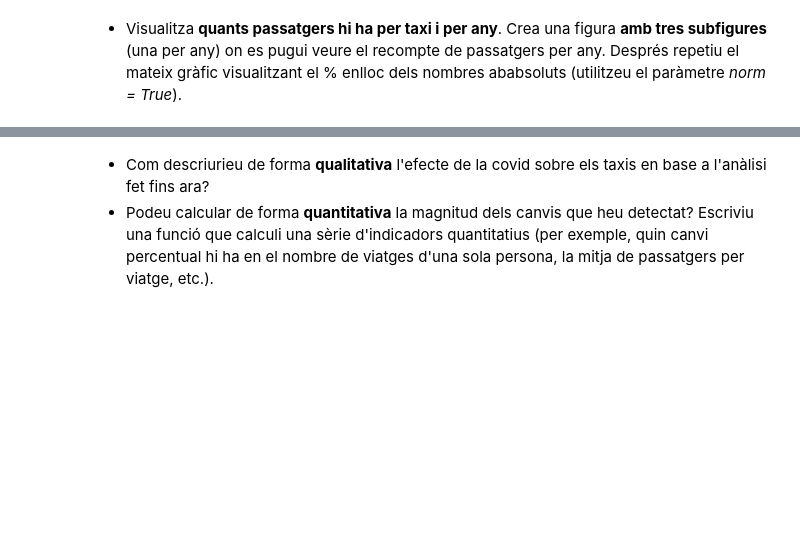
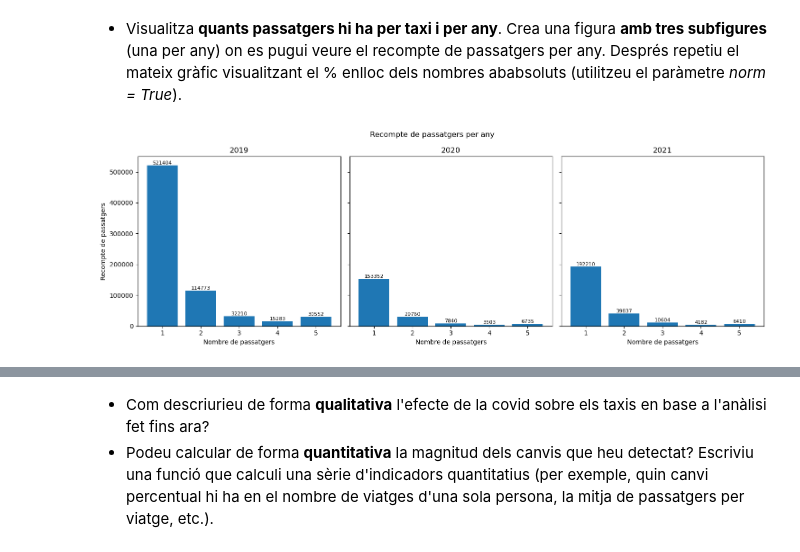
Before and after one commit to MingosGit/UB, a Jupyter notebook: Tercero/Primer Semestre/TNUI/Pt1/Pt_1.ipynb, the cells around one changed output, grey strips where cells are left out. Cells and saved outputs as stored; diff of their text form; code cells hidden in the pictures; blank space fills up the shorter version.

```diff
--- a/Tercero/Primer Semestre/TNUI/Pt1/Pt_1.ipynb
+++ b/Tercero/Primer Semestre/TNUI/Pt1/Pt_1.ipynb
@@ -328,15 +730,36 @@ bar_plot(df,
 # %%
 def passengers_taxi_year(df, ylim, xlabel, ylabel, title, norm = False):
     """
     Funció que visualitza quants passatgers hi ha per taxi i per any
     """
 
-    # AQUÍ EL TEU CODI
+    fig, axes = plt.subplots(1, 3, figsize=(15, 5), sharey=True)
+
+    for i, y in enumerate(YEARS):
+        df_year = df[df["year"] == y]
+        counts = df_year["passenger_count"].value_counts(normalize=norm).sort_index()
+
+        axes[i].bar(counts.index, counts.values)
+        axes[i].set_title(f"{y}")
+        axes[i].set_xlabel(xlabel)
+        axes[i].set_ylim(ylim)
+        if i == 0:
+            axes[i].set_ylabel(ylabel)
+
+        for j, v in enumerate(counts.values):
+            axes[i].text(counts.index[j], v, str(int(v)) if not norm else f"{v:.2f}",
+                         ha='center', va='bottom', fontsize=8)
+
+    fig.suptitle(title)
+    plt.tight_layout()
+    plt.show()
 
 passengers_taxi_year(df,
-                     (0, 60000),
+                     (0, 550000),    # Modificado porque sino no se veia bien
                      'Nombre de passatgers',
                      'Recompte de passatgers',
                      'Recompte de passatgers per any')
+# %% [output]
+[figure, added]
 # %%
 # AQUÍ EL TEU CODI
```
Also changed, not shown: parts of 23 cells of this notebook, 7 other files.
